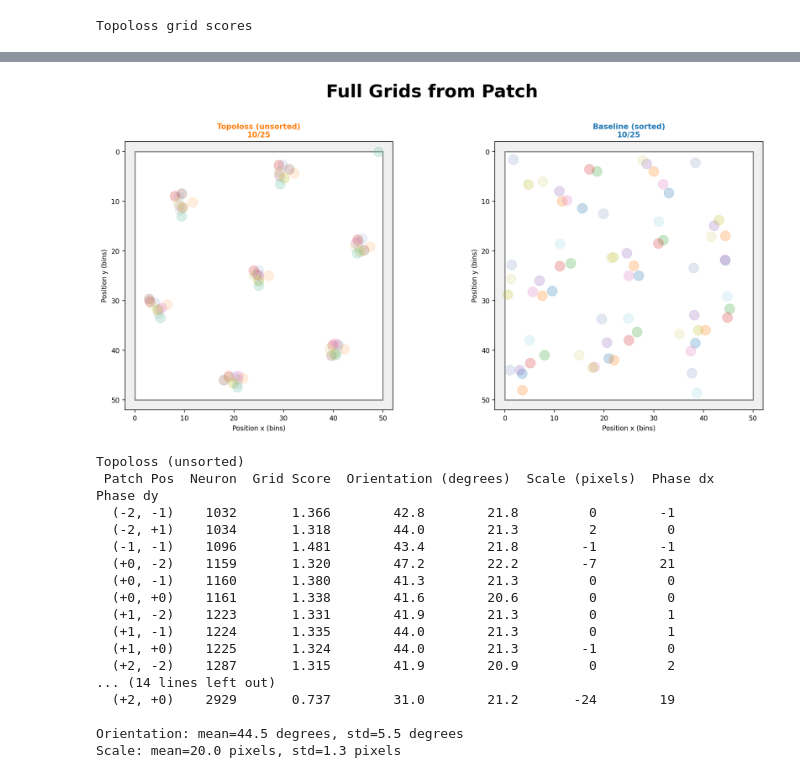
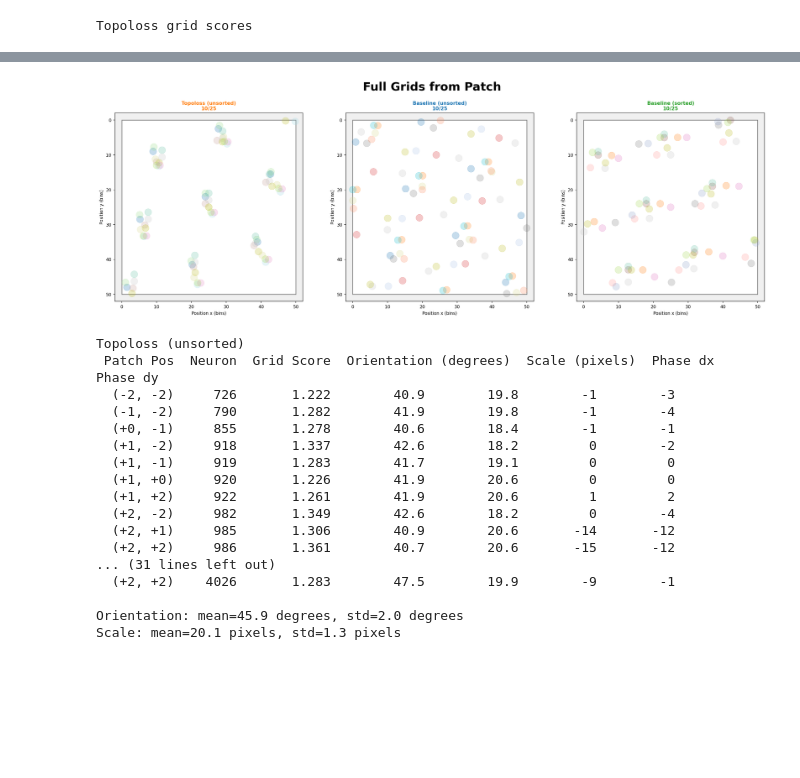
Before and after one commit to murtylab/grid-pattern-formation, a Jupyter notebook: notebooks/phase_analysis.ipynb, the cells around one changed output, grey strips where cells are left out. Drawn from its saved outputs; the diff is of its cells as text; code cells hidden in the pictures; blank space fills up the shorter version.

Commit message:
Update notebooks for new models

```diff
--- a/notebooks/phase_analysis.ipynb
+++ b/notebooks/phase_analysis.ipynb
@@ -212,12 +307,13 @@ import cv2
 
 patch_size = 5
 
-fig = plt.figure(figsize=(18, 10))
-outer_gs = gridspec.GridSpec(2, 3, width_ratios=[0.5, 1.3, 0.6], wspace=0.15, hspace=0.35)
+fig = plt.figure(figsize=(18, 15))
+outer_gs = gridspec.GridSpec(3, 3, width_ratios=[0.5, 1.3, 0.6], wspace=0.15, hspace=0.35)
 
 for row, (model_label, patches, scores, act, phases, color) in enumerate([
     ("Topoloss (unsorted)", topo_patches, topo_score60, topo_act, topo_phases, "C1"),
-    ("Baseline (sorted)", baseline_patches, baseline_score60_sorted, baseline_act_sorted, baseline_phases, "C0"),
+    ("Baseline (unsorted)", baseline_patches_unsorted, baseline_score60, baseline_act, baseline_phases_unsorted, "C0"),
+    ("Baseline (sorted)", baseline_patches_sorted, baseline_score60_sorted, baseline_act_sorted, baseline_phases_sorted, "C2"),
 ]):
     cy, cx = patches[0]
     score_sheet = scores.reshape(n, n)
@@ -243,8 +339,8 @@ for row, (model_label, patches, scores, act, phases, color) in enumerate([
     )
     for di in range(patch_size):
         for dj in range(patch_size):
-            row_idx = (cy - patch_size // 2 + di) % n
-            col_idx = (cx - patch_size // 2 + dj) % n
+            row_idx = cy - patch_size // 2 + di
+            col_idx = cx - patch_size // 2 + dj
             neuron_idx = row_idx * n + col_idx
             ax_rm = fig.add_subplot(rate_gs[di, dj])
             rm = act[neuron_idx]
@@ -263,21 +359,22 @@ for row, (model_label, patches, scores, act, phases, color) in enumerate([
                     spine.set_linewidth(2.5)
 
     ax_q = fig.add_subplot(outer_gs[row, 2])
-    phase_sheet_wrap = phases[0].reshape(n, n)
+    phase_sheet_nowrap = phases[0].reshape(n, n)
 
     margin = 4
-    r_start = (cy - patch_size // 2 - margin) % n
-    c_start = (cx - patch_size // 2 - margin) % n
-    region_size = patch_size + 2 * margin
+    r_start = max(0, cy - patch_size // 2 - margin)
+    c_start = max(0, cx - patch_size // 2 - margin)
+    r_end = min(n, cy + patch_size // 2 + margin + 1)
+    c_end = min(n, cx + patch_size // 2 + margin + 1)
 
-    rows = [(r_start + i) % n for i in range(region_size)]
-    cols = [(c_start + j) % n for j in range(region_size)]
-    phase_region = phase_sheet_wrap[np.ix_(rows, cols)]
+    phase_region = phase_sheet_nowrap[r_start:r_end, c_start:c_end]
 
     ax_q.imshow(phase_region, cmap="hsv", vmin=-np.pi, vmax=np.pi, alpha=0.4)
 
-    rect2 = Rectangle((margin - 0.5, margin - 0.5), patch_size, patch_size,
-                       linewidth=2, edgecolor="white", facecolor="none", linestyle="--")
+    rect_row = cy - patch_size // 2 - r_start
+    rect_col = cx - patch_size // 2 - c_start
+    rect2 = Rectangle((rect_col - 0.5, rect_row - 0.5), patch_size, patch_size,
+                       linewidth=2, edgecolor="black", facecolor="none", linestyle="--")
     ax_q.add_patch(rect2)
     ax_q.set_title("Phase gradient", fontsize=10)
     ax_q.set_xticks([])
@@ -385,7 +571,7 @@ def _generate_hex_centers(orientation, scale, phase_dx, phase_dy, extent=55):
                 centers.append(pt)
     return centers
 
-fig, axes = plt.subplots(1, 2, figsize=(14, 6.5))
+fig, axes = plt.subplots(1, 3, figsize=(20, 6.5))
 
 cmap_neurons = plt.cm.tab20(np.linspace(0, 1, 20))
 extra_5 = plt.cm.Set2(np.linspace(0, 1, 8))[:5]
@@ -397,18 +583,19 @@ model_tables = []
 
 for col, (model_label, patches, scores, act, color) in enumerate([
     ("Topoloss (unsorted)", topo_patches, topo_score60, topo_act, "C1"),
-    ("Baseline (sorted)", baseline_patches, baseline_score60_sorted, baseline_act_sorted, "C0"),
+    ("Baseline (unsorted)", baseline_patches_unsorted, baseline_score60, baseline_act, "C0"),
+    ("Baseline (sorted)", baseline_patches_sorted, baseline_score60_sorted, baseline_act_sorted, "C2"),
 ]):
     ax = axes[col]
-    cy, cx = patches[1] # Chosen patch
+    cy, cx = patches[0] # Chosen patch
 
     neurons = []
     rms = []
     patch_positions = []
     for di in range(patch_size):
         for dj in range(patch_size):
-            ri = (cy - mid + di) % n
-            ci = (cx - mid + dj) % n
+            ri = cy - mid + di
+            ci = cx - mid + dj
             neurons.append(ri * n + ci)
             rm = cv2.GaussianBlur(act[ri * n + ci], (3, 3), sigmaX=1, sigmaY=1)
             rms.append(rm)
@@ -475,52 +662,52 @@ for col, (model_label, patches, scores, act, color) in enumerate([
     model_tables.append((model_label, table_rows))
 
     ax.set_title(f"{model_label}\n"
                  f"{len(plot_set)}/25",
                  fontsize=10, fontweight='bold', color=color)
     ax.set_xlabel('Position x (bins)', fontsize=9)
     ax.set_ylabel('Position y (bins)', fontsize=9)
 
 fig.suptitle(
     "Full Grids from Patch",
     fontsize=24, fontweight='bold', y=1.02
 )
 plt.tight_layout()
 plt.show()
 
 # Print stats
 for model_label, rows in model_tables:
-    print(f"{model_label}")
+    print(f"\n{model_label}")
     print(f"{'Patch Pos':>10s}  {'Neuron':>6s}  {'Grid Score':>10s}  "
           f"{'Orientation (degrees)':>10s}  {'Scale (pixels)':>10s}  "
           f"{'Phase dx':>8s}  {'Phase dy':>8s}")
     for r in rows:
         print(f"{r['patch_pos']:>10s}  {r['neuron_idx']:>6d}  {r['grid_score']:>10.3f}  "
               f"{r['orientation_deg']:>10.1f}  {r['scale_px']:>10.1f}  "
               f"{r['phase_dx']:>8d}  {r['phase_dy']:>8d}")
     # Summary stats
     orients = [r['orientation_deg'] for r in rows]
     scales = [r['scale_px'] for r in rows]
     print(f"\nOrientation: mean={np.mean(orients):.1f} degrees, std={np.std(orients):.1f} degrees")
     print(f"Scale: mean={np.mean(scales):.1f} pixels, std={np.std(scales):.1f} pixels")
 # %% [output]
-[figure, old version]
+[figure, new version]
 Topoloss (unsorted)
  Patch Pos  Neuron  Grid Score  Orientation (degrees)  Scale (pixels)  Phase dx  Phase dy
-  (-2, -1)    1032       1.366        42.8        21.8         0        -1
-  (-2, +1)    1034       1.318        44.0        21.3         2         0
-  (-1, -1)    1096       1.481        43.4        21.8        -1        -1
-  (+0, -2)    1159       1.320        47.2        22.2        -7        21
-  (+0, -1)    1160       1.380        41.3        21.3         0         0
-  (+0, +0)    1161       1.338        41.6        20.6         0         0
-  (+1, -2)    1223       1.331        41.9        21.3         0         1
-  (+1, -1)    1224       1.335        44.0        21.3         0         1
-  (+1, +0)    1225       1.324        44.0        21.3        -1         0
-  (+2, -2)    1287       1.315        41.9        20.9         0         2
-... (14 lines left out)
-  (+2, +0)    2929       0.737        31.0        21.2       -24        19
+  (-2, -2)     726       1.222        40.9        19.8        -1        -3
+  (-1, -2)     790       1.282        41.9        19.8        -1        -4
+  (+0, -1)     855       1.278        40.6        18.4        -1        -1
+  (+1, -2)     918       1.337        42.6        18.2         0        -2
+  (+1, -1)     919       1.283        41.7        19.1         0         0
+  (+1, +0)     920       1.226        41.9        20.6         0         0
+  (+1, +2)     922       1.261        41.9        20.6         1         2
+  (+2, -2)     982       1.349        42.6        18.2         0        -4
+  (+2, +1)     985       1.306        40.9        20.6       -14       -12
+  (+2, +2)     986       1.361        40.7        20.6       -15       -12
+... (31 lines left out)
+  (+2, +2)    4026       1.283        47.5        19.9        -9        -1
 
-Orientation: mean=44.5 degrees, std=5.5 degrees
-Scale: mean=20.0 pixels, std=1.3 pixels
+Orientation: mean=45.9 degrees, std=2.0 degrees
+Scale: mean=20.1 pixels, std=1.3 pixels
 # %%
 MIN_GRID_SCORE = 0.9
 BLOB_RADIUS = 1
```
Also changed, not shown: parts of 8 cells of this notebook, 3 other files.
